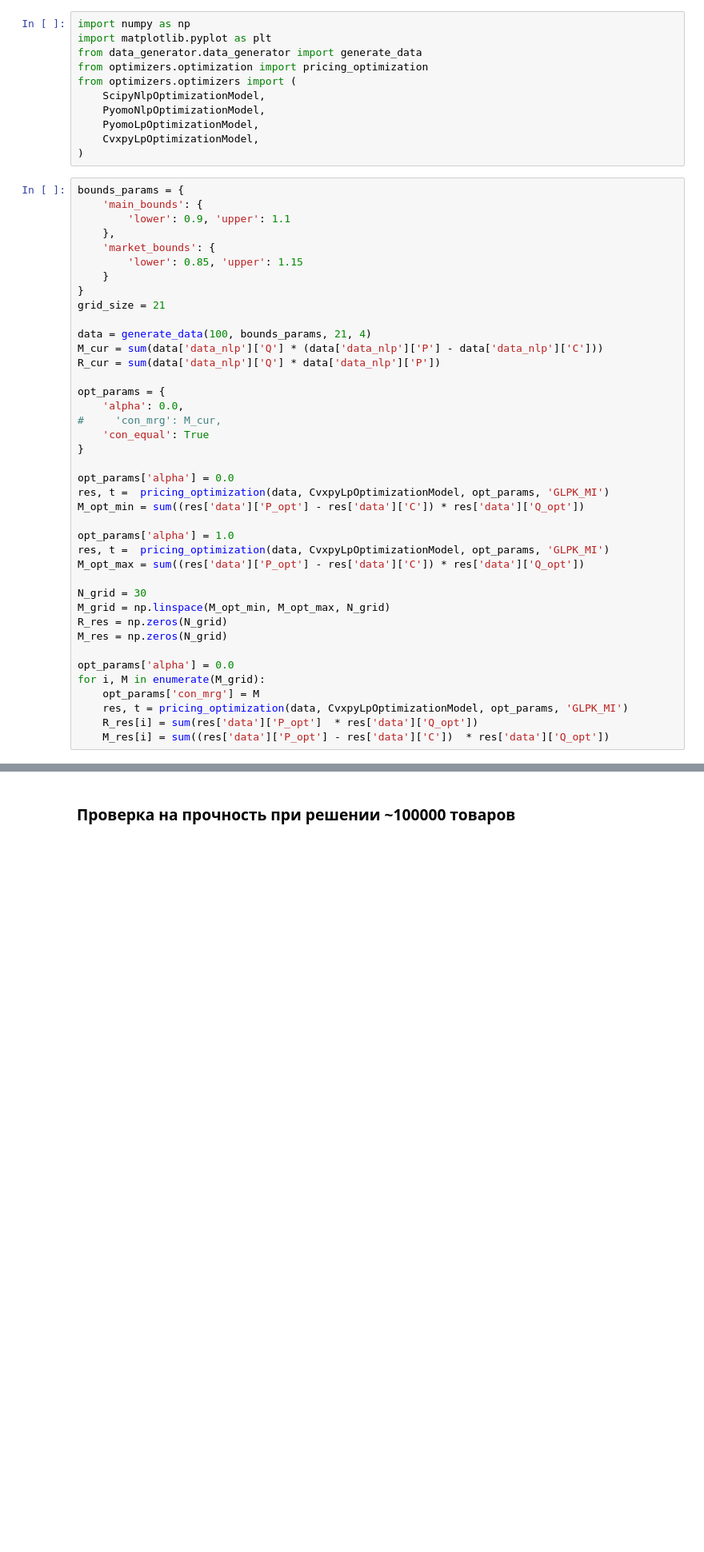
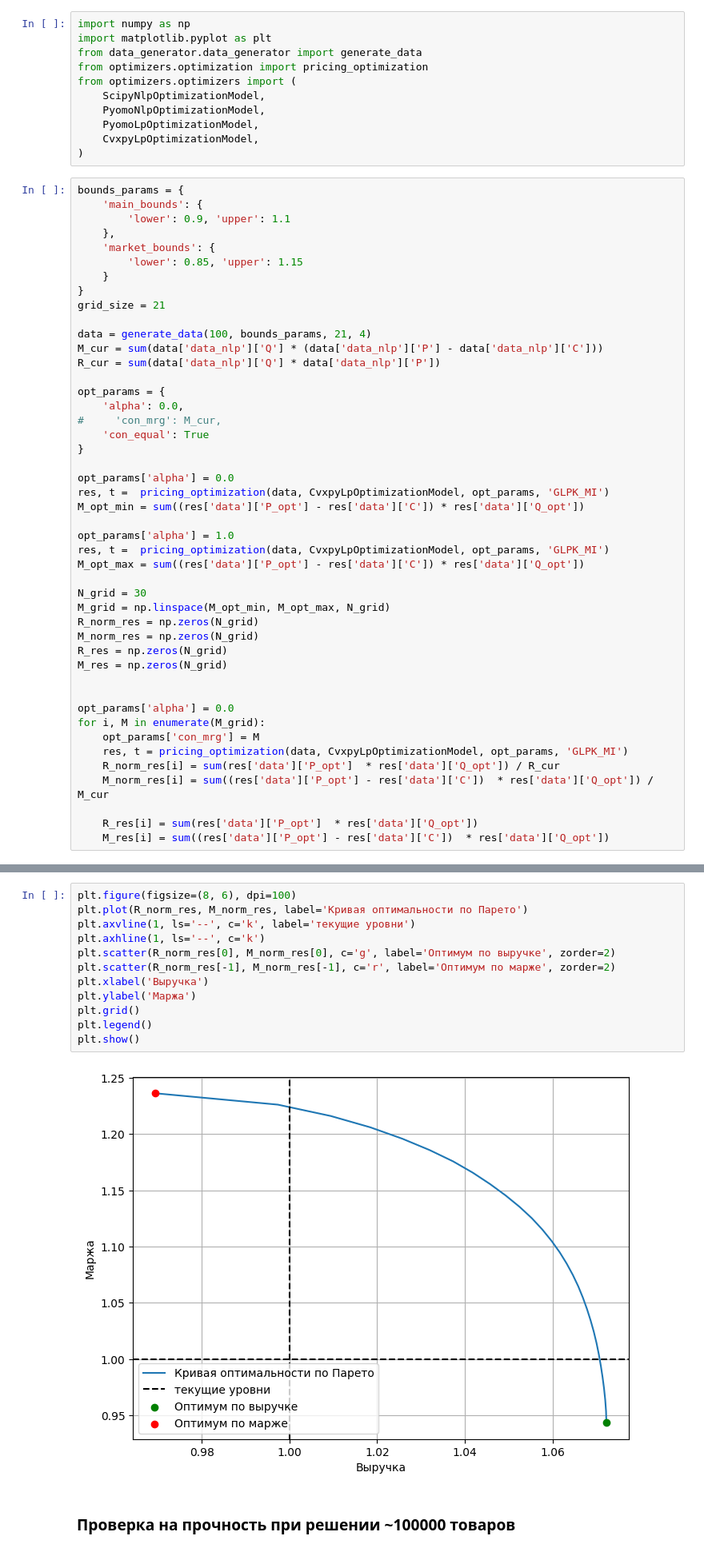
Before and after one commit to mbudylin/OptimizersArticle, a Jupyter notebook: optimizers_test.ipynb, the cells around one changed output, grey strips where cells are left out. Shown at 80% size. Drawn from its saved outputs; the diff is of its cells as text; blank space fills up the shorter version.

```diff
--- a/optimizers_test.ipynb
+++ b/optimizers_test.ipynb
@@ -144,13 +147,19 @@ M_opt_max = sum((res['data']['P_opt'] - res['data']['C']) * res['data']['Q_opt']
 
 N_grid = 30
 M_grid = np.linspace(M_opt_min, M_opt_max, N_grid)
+R_norm_res = np.zeros(N_grid)
+M_norm_res = np.zeros(N_grid)
 R_res = np.zeros(N_grid)
 M_res = np.zeros(N_grid)
+
 
 opt_params['alpha'] = 0.0
 for i, M in enumerate(M_grid):
     opt_params['con_mrg'] = M
     res, t = pricing_optimization(data, CvxpyLpOptimizationModel, opt_params, 'GLPK_MI')
+    R_norm_res[i] = sum(res['data']['P_opt']  * res['data']['Q_opt']) / R_cur
+    M_norm_res[i] = sum((res['data']['P_opt'] - res['data']['C'])  * res['data']['Q_opt']) / M_cur
+
     R_res[i] = sum(res['data']['P_opt']  * res['data']['Q_opt'])
     M_res[i] = sum((res['data']['P_opt'] - res['data']['C'])  * res['data']['Q_opt'])
 # %%
@@ -167,6 +176,20 @@ plt.legend()
 plt.show()
 # %% [output]
 [figure]
+# %%
+plt.figure(figsize=(8, 6), dpi=100)
+plt.plot(R_norm_res, M_norm_res, label='Кривая оптимальности по Парето')
+plt.axvline(1, ls='--', c='k', label='текущие уровни')
+plt.axhline(1, ls='--', c='k')
+plt.scatter(R_norm_res[0], M_norm_res[0], c='g', label='Оптимум по выручке', zorder=2)
+plt.scatter(R_norm_res[-1], M_norm_res[-1], c='r', label='Оптимум по марже', zorder=2)
+plt.xlabel('Выручка')
+plt.ylabel('Маржа')
+plt.grid()
+plt.legend()
+plt.show()
+# %% [output]
+[figure, added]
 # %% [markdown]
 ### Проверка на прочность  при решении ~100000 товаров
 # %%
```
Also changed, not shown: parts of 21 cells of this notebook, 5 other files.
